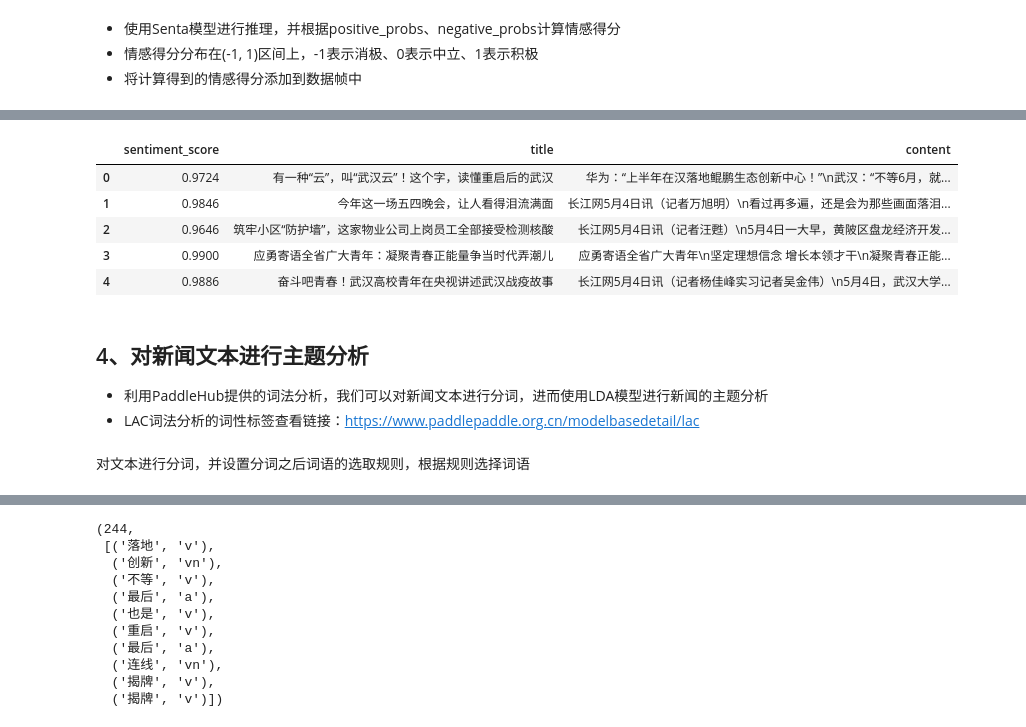
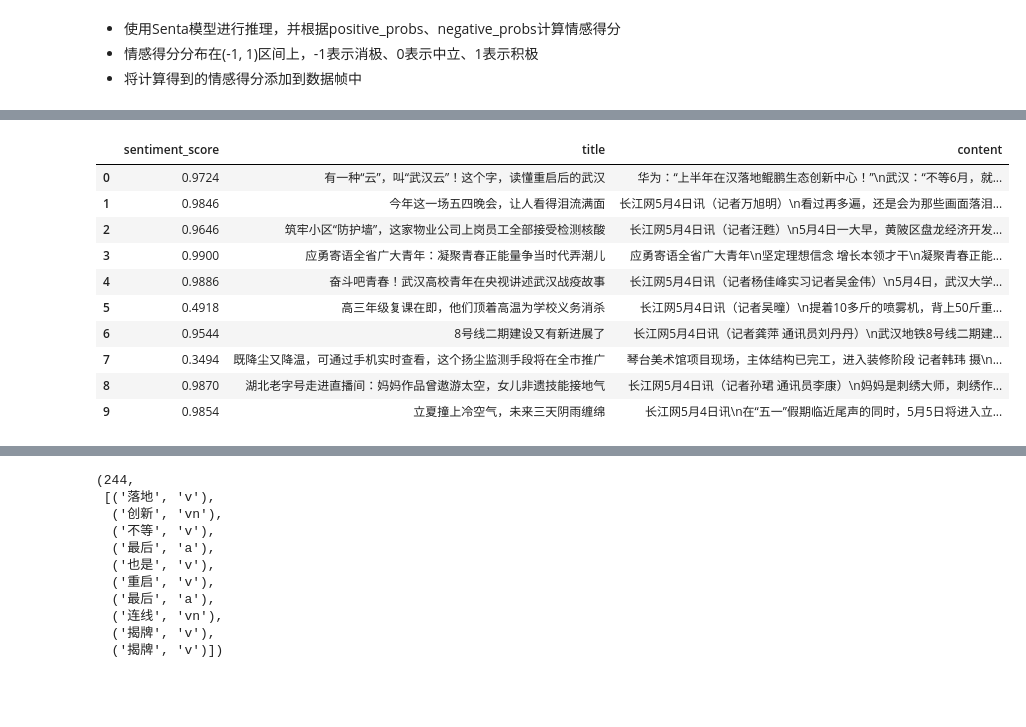
Before and after one commit to Huenao/data-mining-homework, a Jupyter notebook: paddle_ai_studio.ipynb, the cells around one changed output, grey strips where cells are left out. Saved outputs shown, nothing was run; the diff lists cells and outputs as text; code cells hidden in the pictures; blank space fills up the shorter version.

```diff
--- a/paddle_ai_studio.ipynb
+++ b/paddle_ai_studio.ipynb
@@ -45,5 +69,5 @@ sentiment_score = [
     for content_senta_result in content_senta_list
 ]
 df_origin['sentiment_score'] = sentiment_score
-df_origin[['sentiment_score', 'title', 'content']].head()
+df_origin[['sentiment_score', 'title', 'content']].head(10)
 # %% [output]
@@ -51,12 +75,11 @@ df_origin[['sentiment_score', 'title', 'content']].head()
 |  | sentiment_score | title | content |
 | 0 | 0.9724 | 有一种“云”，叫“武汉云”！这个字，读懂重启后的武汉 | 华为：“上半年在汉落地鲲鹏生态创新中心！”\n武汉：“不等6月，就... |
 | 1 | 0.9846 | 今年这一场五四晚会，让人看得泪流满面 | 长江网5月4日讯（记者万旭明）\n看过再多遍，还是会为那些画面落泪... |
 | 2 | 0.9646 | 筑牢小区“防护墙”，这家物业公司上岗员工全部接受检测核酸 | 长江网5月4日讯（记者汪甦）\n5月4日一大早，黄陂区盘龙经济开发... |
 | 3 | 0.9900 | 应勇寄语全省广大青年：凝聚青春正能量争当时代弄潮儿 | 应勇寄语全省广大青年\n坚定理想信念 增长本领才干\n凝聚青春正能... |
 | 4 | 0.9886 | 奋斗吧青春！武汉高校青年在央视讲述武汉战疫故事 | 长江网5月4日讯（记者杨佳峰实习记者吴金伟）\n5月4日，武汉大学... |
+| 5 | 0.4918 | 高三年级复课在即，他们顶着高温为学校义务消杀 | 长江网5月4日讯（记者吴曈）\n提着10多斤的喷雾机，背上50斤重... |
+| 6 | 0.9544 | 8号线二期建设又有新进展了 | 长江网5月4日讯（记者龚萍 通讯员刘丹丹）\n武汉地铁8号线二期建... |
+| 7 | 0.3494 | 既降尘又降温，可通过手机实时查看，这个扬尘监测手段将在全市推广 | 琴台美术馆项目现场，主体结构已完工，进入装修阶段 记者韩玮 摄\n... |
+| 8 | 0.9870 | 湖北老字号走进直播间：妈妈作品曾遨游太空，女儿非遗技能接地气 | 长江网5月4日讯（记者孙珺 通讯员李康）\n妈妈是刺绣大师，刺绣作... |
+| 9 | 0.9854 | 立夏撞上冷空气，未来三天阴雨缠绵 | 长江网5月4日讯\n在“五一”假期临近尾声的同时，5月5日将进入立... |
-# %% [markdown]
-## 4、对新闻文本进行主题分析
-- 利用PaddleHub提供的词法分析，我们可以对新闻文本进行分词，进而使用LDA模型进行新闻的主题分析
-- LAC词法分析的词性标签查看链接：https://www.paddlepaddle.org.cn/modelbasedetail/lac
-# %% [markdown]
-对文本进行分词，并设置分词之后词语的选取规则，根据规则选择词语
```
Also changed, not shown: parts of 10 cells of this notebook, 1 other file.
